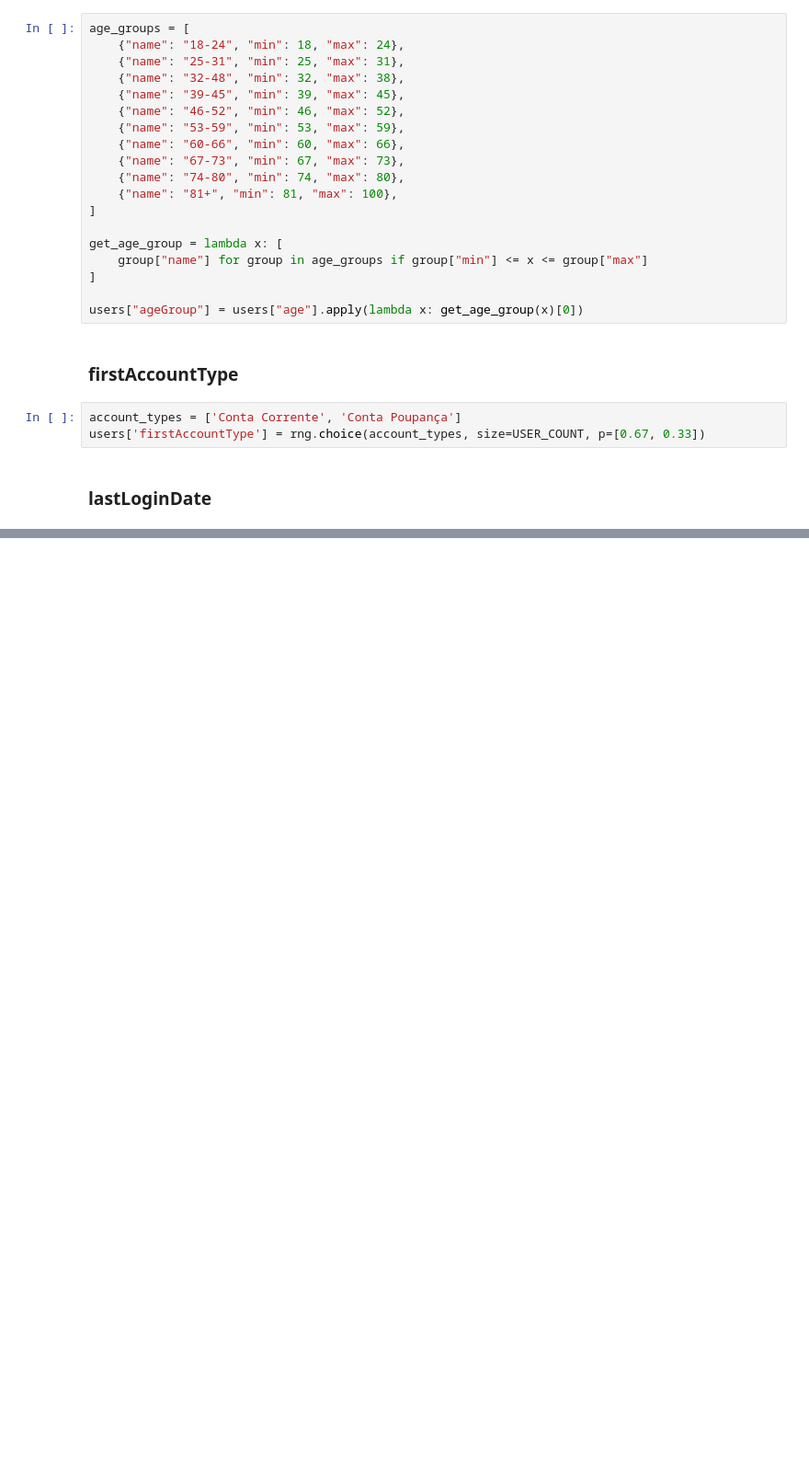
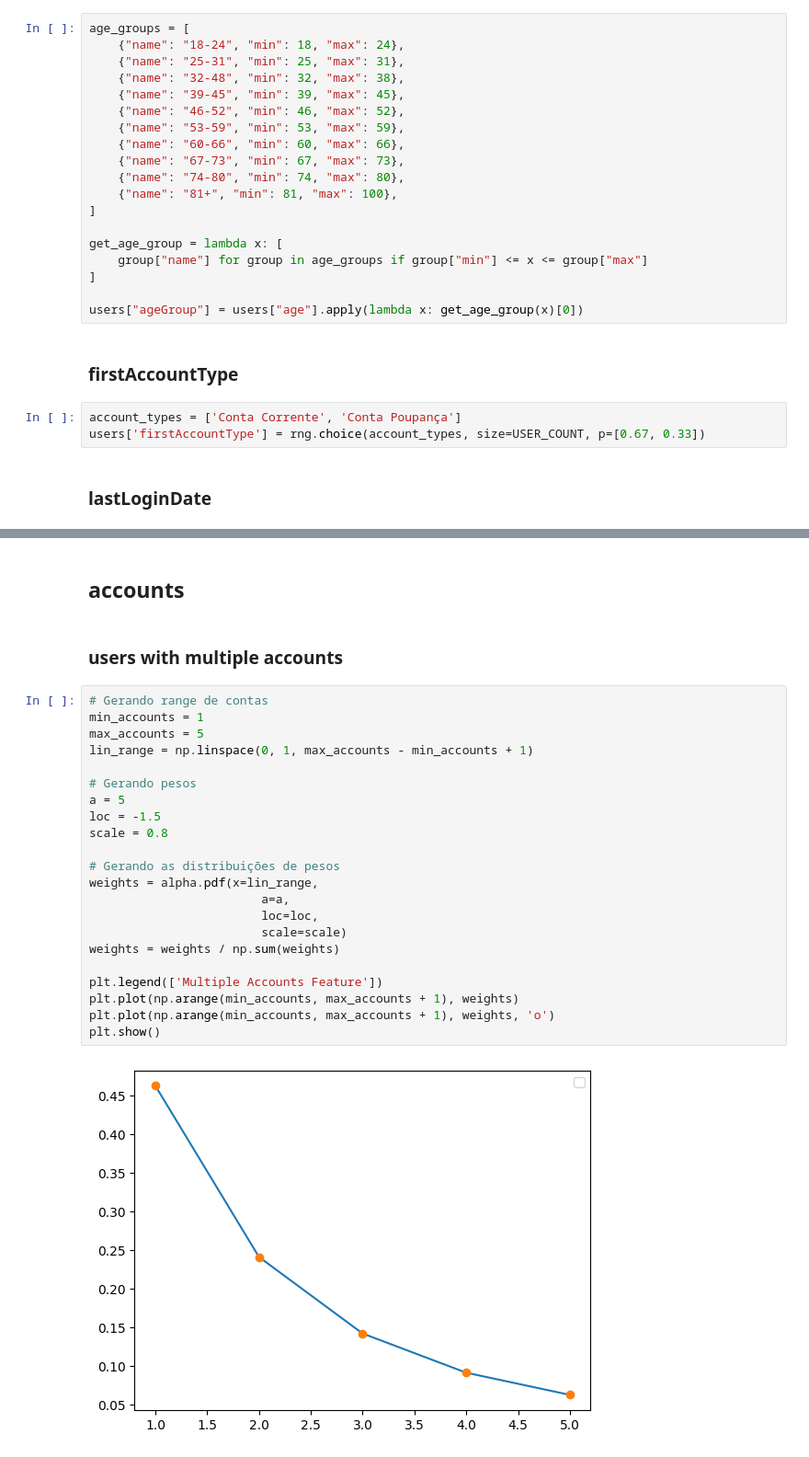
Before and after one commit to igorjr-rubcube/data-mocking, a Jupyter notebook: mocking-presentation.ipynb, the cells around one changed output, grey strips where cells are left out. Shown: that part at 92% size. Cells and saved outputs as stored; diff of their text form; blank space fills up the shorter version.

```diff
--- a/mocking-presentation.ipynb
+++ b/mocking-presentation.ipynb
@@ -231,0 +290,28 @@ users['firstAccountType'] = rng.choice(account_types, size=USER_COUNT, p=[0.67,
+# %% [markdown]
+## accounts
+# %% [markdown]
+### users with multiple accounts
+# %%
+# Gerando range de contas
+min_accounts = 1
+max_accounts = 5
+lin_range = np.linspace(0, 1, max_accounts - min_accounts + 1)
+
+# Gerando pesos
+a = 5
+loc = -1.5
+scale = 0.8
+
+# Gerando as distribuições de pesos
+weights = alpha.pdf(x=lin_range,
+                        a=a,
+                        loc=loc,
+                        scale=scale)
+weights = weights / np.sum(weights)
+
+plt.legend(['Multiple Accounts Feature'])
+plt.plot(np.arange(min_accounts, max_accounts + 1), weights)
+plt.plot(np.arange(min_accounts, max_accounts + 1), weights, 'o')
+plt.show()
+# %% [output]
+[figure, added]
```
Also changed, not shown: parts of 61 cells of this notebook.
